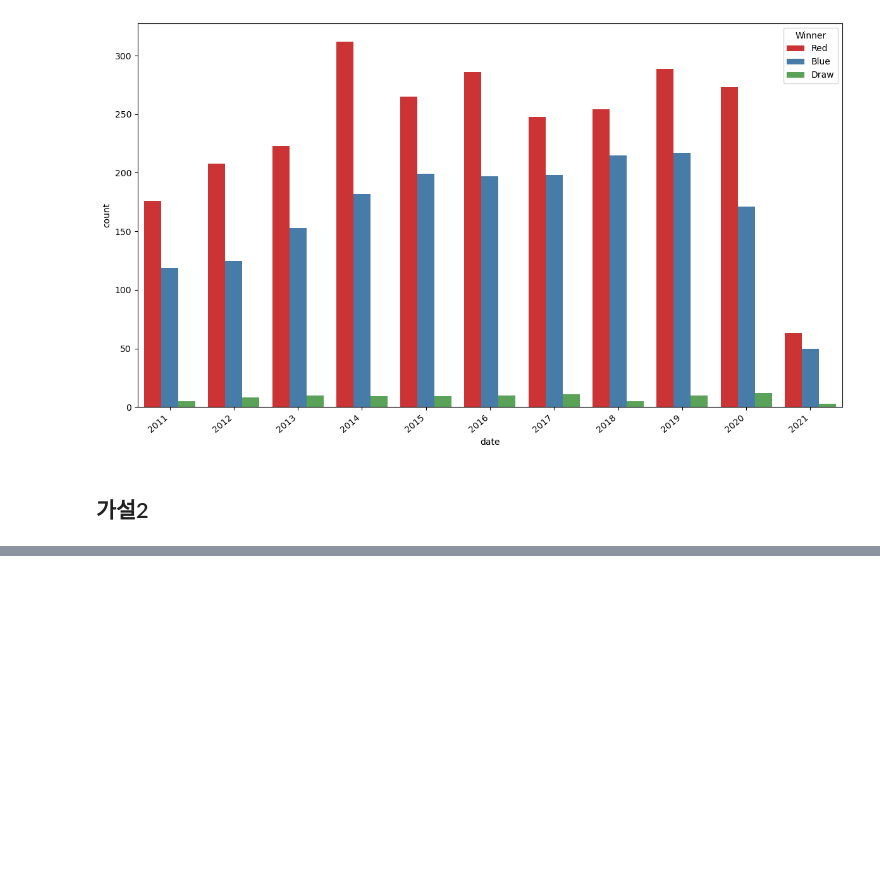
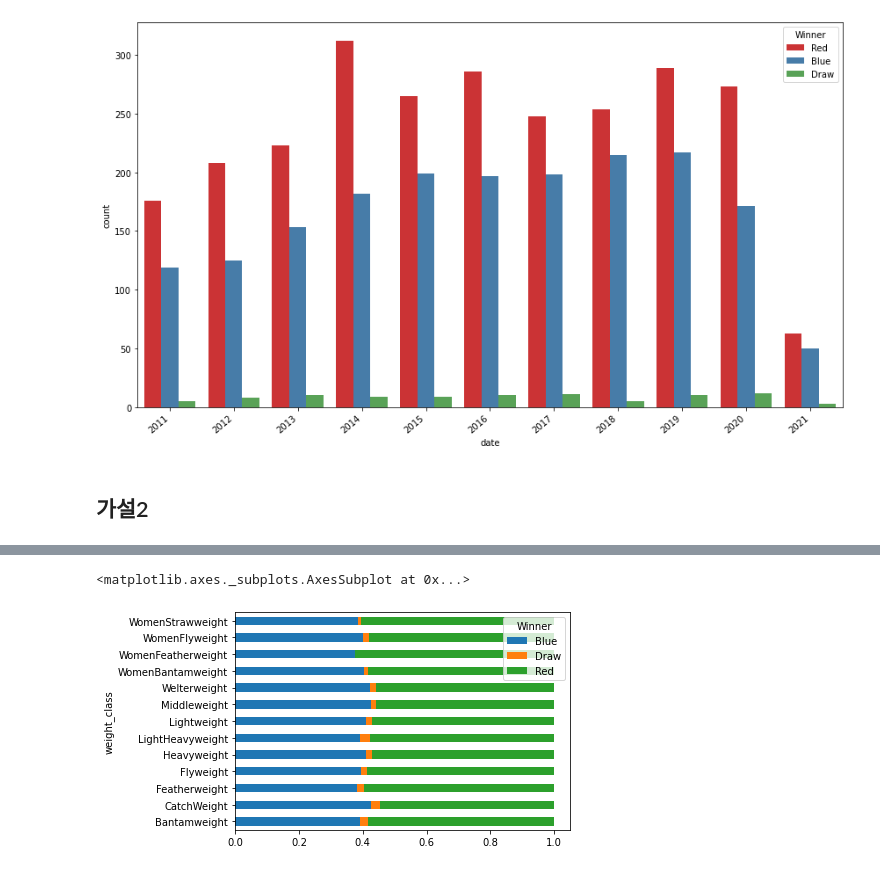
Before and after one commit to dlwnsgml7/Term-Project, a Jupyter notebook: Term Prject.ipynb, the cells around one changed output, grey strips where cells are left out. Cells and saved outputs as stored; diff of their text form; code cells hidden in the pictures; blank space fills up the shorter version.

```diff
--- a/Term Prject.ipynb
+++ b/Term Prject.ipynb
@@ -163,0 +324,6 @@ ufc_df2= df
+# %%
+df_plot = df.groupby(['weight_class', 'Winner']).size().reset_index().pivot(index='weight_class', columns='Winner', values=0)
+# %%
+df_plot['sum'] = df_plot.sum(axis=1)
+df_plot = df_plot.loc[:,'Blue':'Red'].div(df_plot['sum'],axis=0)
+df_plot
@@ -163,0 +346,5 @@ ufc_df2= df
+# %%
+df_plot.plot(kind='barh',stacked=True)
+# %% [output]
+<matplotlib.axes._subplots.AxesSubplot at 0x...>
+[figure, added]
```
Also changed, not shown: parts of 26 cells of this notebook.
